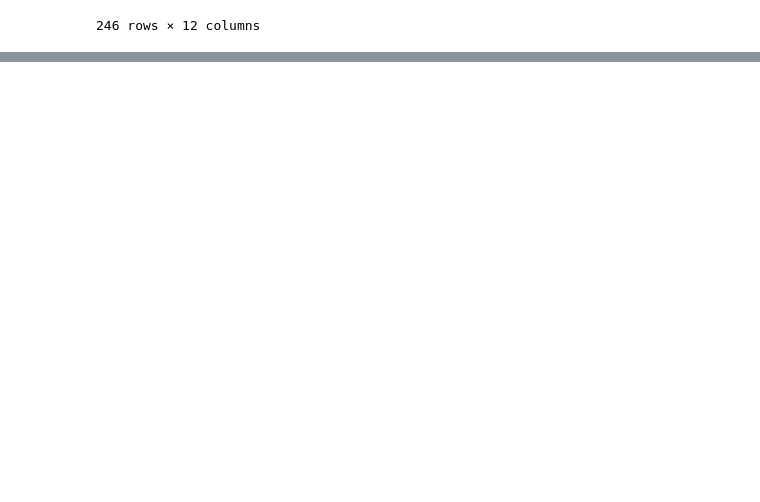
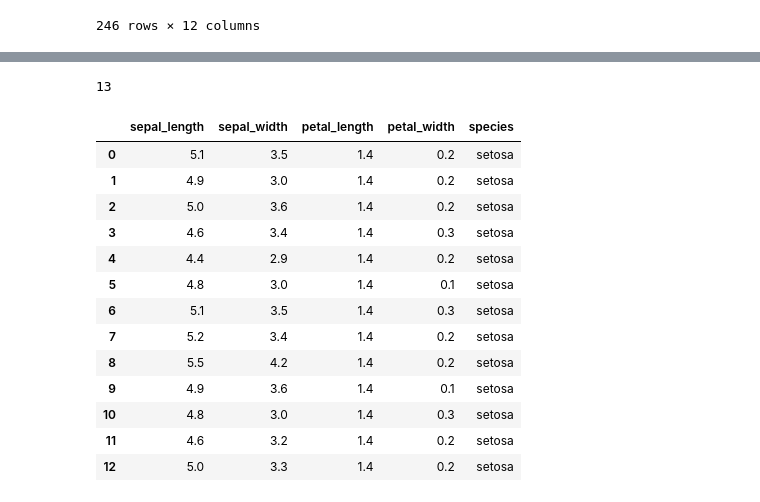
Before and after one commit to Starleen1996/Pandas-E-S, a Jupyter notebook: Pandas_E_S.ipynb, the cells around one changed output, grey strips where cells are left out. Saved outputs shown, nothing was run; the diff lists cells and outputs as text; code cells hidden in the pictures; blank space fills up the shorter version.

```diff
--- a/Pandas_E_S.ipynb
+++ b/Pandas_E_S.ipynb
@@ -481,0 +490,4 @@ info_poblacion_3
+# %%
+# Existen muchos tipos de banco de datos: ejemplo oracle, MySQL entre otros, aca vamos a utilizar SQLite.
+
+engine= create_engine('sqlite:///:memory:') # Se crea una variable para guardar el motor de busqueda
@@ -481,0 +567,22 @@ info_poblacion_3
+# %%
+# Generar otra tabla SQL
+flores.to_sql('flores_sql', con=engine.connect(), index=False)
+# %% [output]
+13
+# %%
+pd.read_sql_table('flores_sql', con=engine.connect()) # Me permite leer toda la tabla de flores_sql en el metor de busqueda "engine"
+# %% [output]
+|  | sepal_length | sepal_width | petal_length | petal_width | species |
+| 0 | 5.1 | 3.5 | 1.4 | 0.2 | setosa |
+| 1 | 4.9 | 3.0 | 1.4 | 0.2 | setosa |
+| 2 | 5.0 | 3.6 | 1.4 | 0.2 | setosa |
+| 3 | 4.6 | 3.4 | 1.4 | 0.3 | setosa |
+| 4 | 4.4 | 2.9 | 1.4 | 0.2 | setosa |
+| 5 | 4.8 | 3.0 | 1.4 | 0.1 | setosa |
+| 6 | 5.1 | 3.5 | 1.4 | 0.3 | setosa |
+| 7 | 5.2 | 3.4 | 1.4 | 0.2 | setosa |
+| 8 | 5.5 | 4.2 | 1.4 | 0.2 | setosa |
+| 9 | 4.9 | 3.6 | 1.4 | 0.1 | setosa |
+| 10 | 4.8 | 3.0 | 1.4 | 0.3 | setosa |
+| 11 | 4.6 | 3.2 | 1.4 | 0.2 | setosa |
+| 12 | 5.0 | 3.3 | 1.4 | 0.2 | setosa |
```
Also changed, not shown: parts of 28 cells of this notebook.
